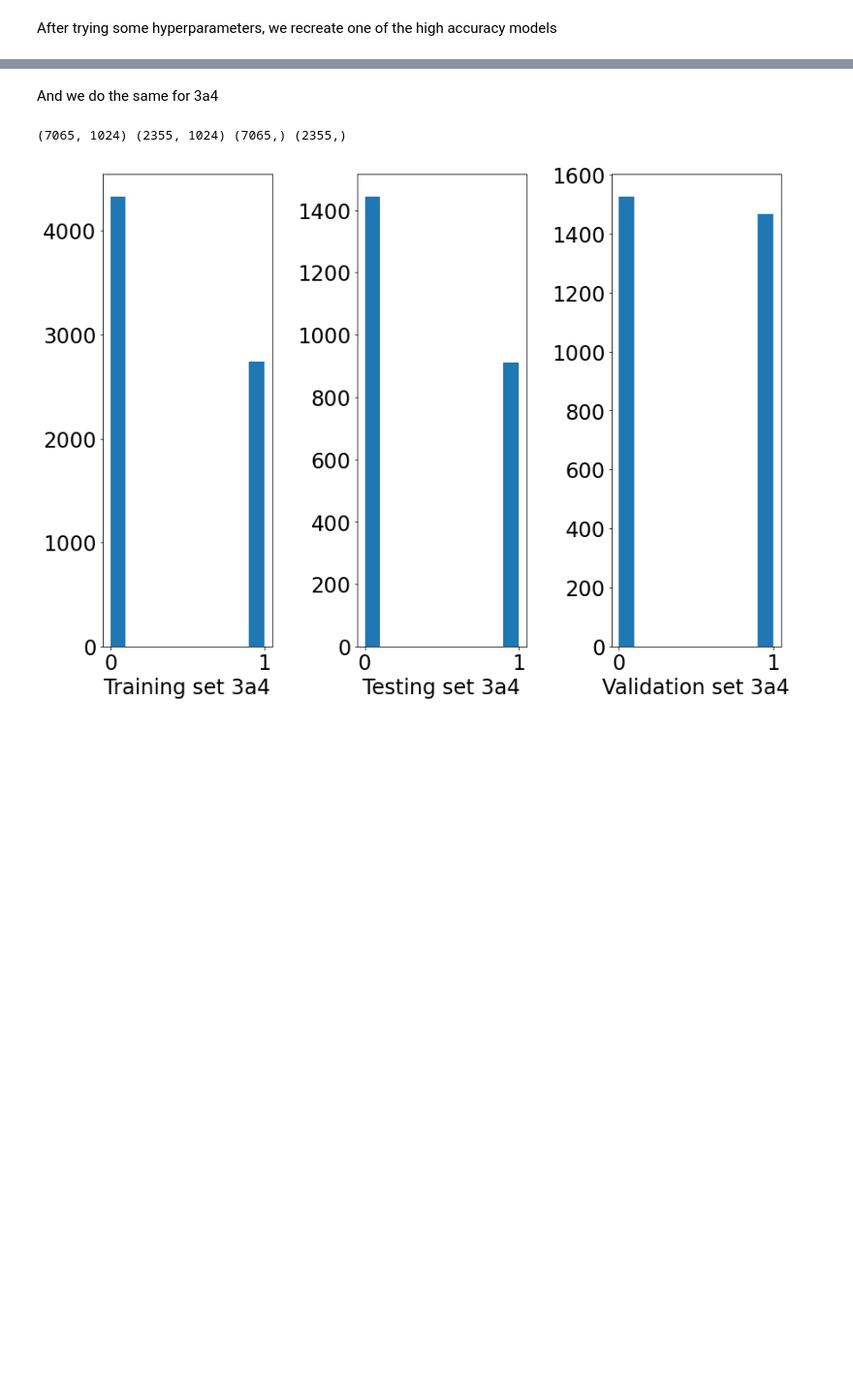
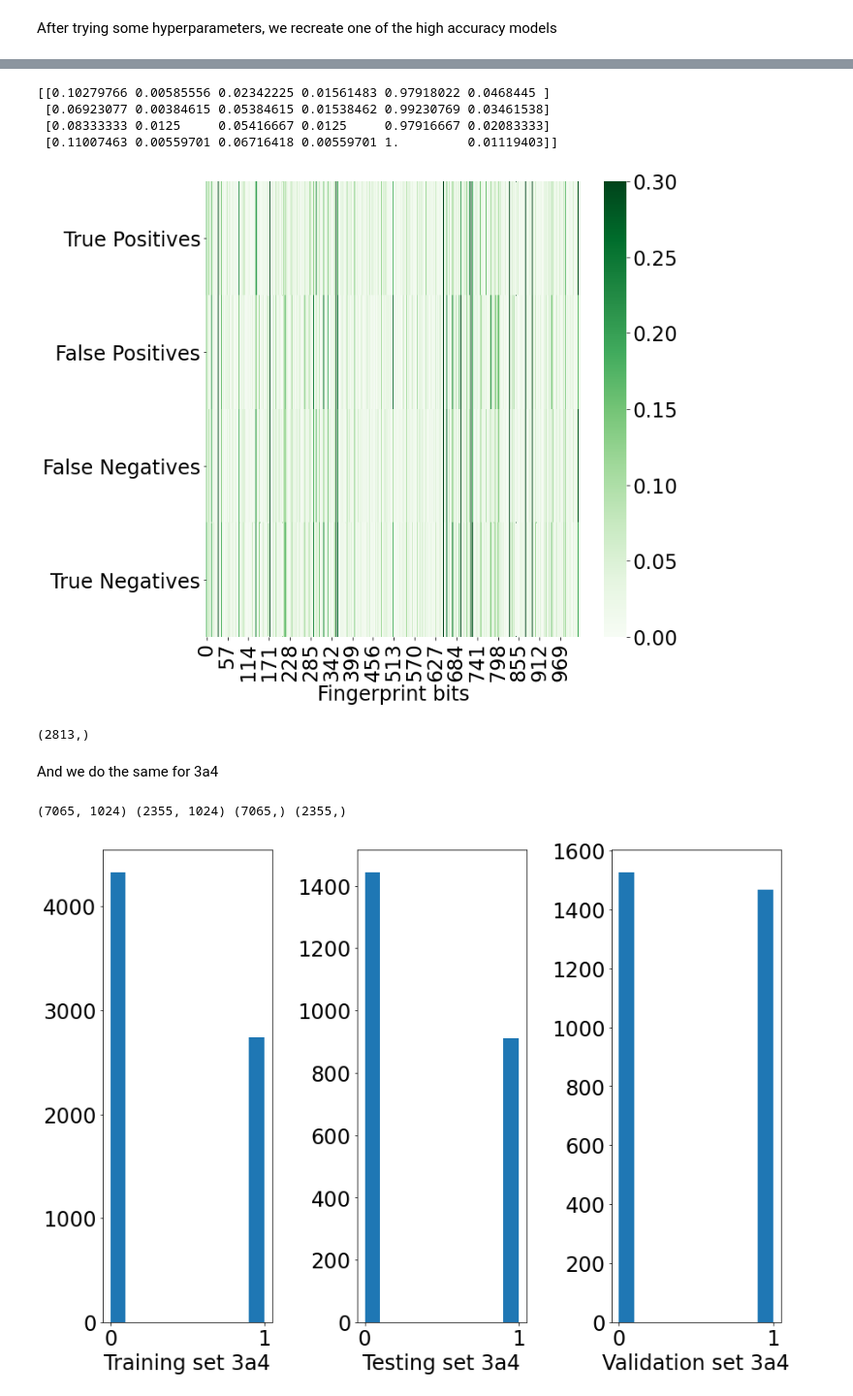
Before and after one commit to danielSoler93/drug_learning, a Jupyter notebook: drug_learning/2D/Deep_docking_CYP.ipynb, the cells around one changed output, grey strips where cells are left out. Shown at 97% size. Saved outputs shown, nothing was run; the diff lists cells and outputs as text; code cells hidden in the pictures; blank space fills up the shorter version.

```diff
--- a/drug_learning/2D/Deep_docking_CYP.ipynb
+++ b/drug_learning/2D/Deep_docking_CYP.ipynb
@@ -244,3 +270,25 @@ NER: 0.743, Sensitivity or recall: 0.736, Specificity: 0.750, Precision: 0.625,
+# %%
+labels = ["True Positives", "False Positives", "False Negatives", "True Negatives"]
+pred = predictions[:,0]
+feature_values = np.array([np.mean(features_only_2c9[(pred<0.5) & (labels_validation_2c9<0.5)], axis=0),
+                  np.mean(features_only_2c9[(pred>0.5) & (labels_validation_2c9<0.5)], axis=0),
+                  np.mean(features_only_2c9[(pred<0.5) & (labels_validation_2c9>0.5)], axis=0),
+                  np.mean(features_only_2c9[(pred>0.5) & (labels_validation_2c9>0.5)], axis=0)])
+fig, ax= plt.subplots(figsize=(10, 10))
+sns.heatmap(feature_values, vmax=0.3, annot=False, ax = ax, fmt="g", cmap="Greens")
+# labels, title and ticks
+ax.set_xlabel('Fingerprint bits');
+ax.set_yticklabels(labels, rotation=0);
+# %% [output]
+[[0.10279766 0.00585556 0.02342225 0.01561483 0.97918022 0.0468445 ]
+ [0.06923077 0.00384615 0.05384615 0.01538462 0.99230769 0.03461538]
+ [0.08333333 0.0125     0.05416667 0.0125     0.97916667 0.02083333]
+ [0.11007463 0.00559701 0.06716418 0.00559701 1.         0.01119403]]
+[figure, added]
+# %%
+predictions[:,0].shape
+# %% [output]
+(2813,)
 # %% [markdown]
 And we do the same for 3a4
 # %%
```
Also changed, not shown: parts of 17 cells of this notebook, 3 other files.
